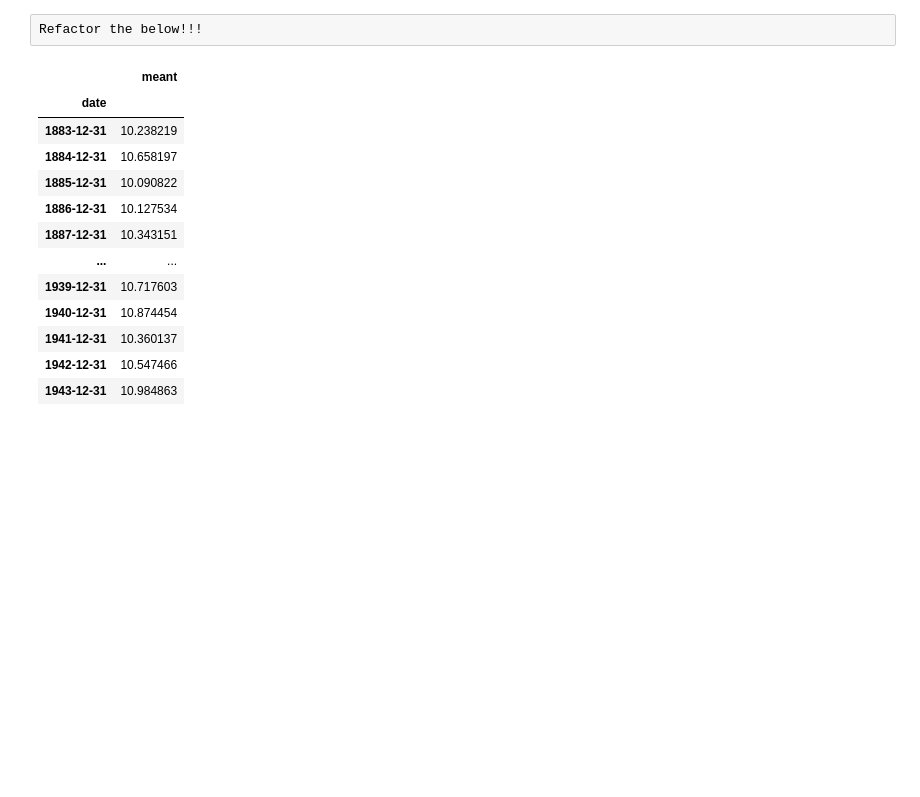
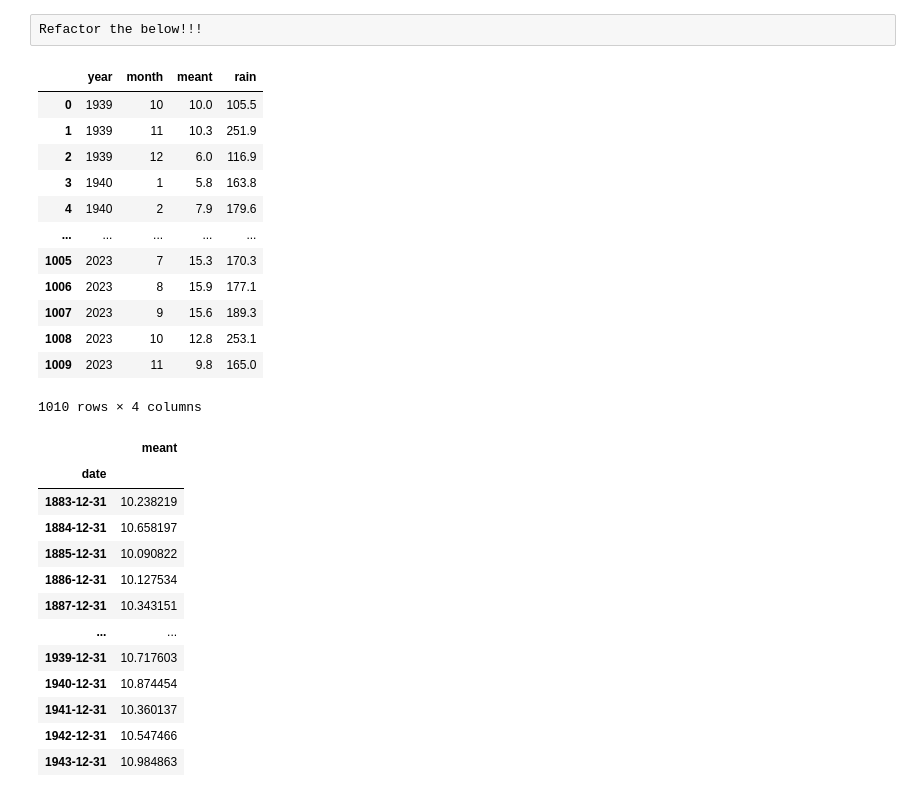
Before and after one commit to damienfarrell/prog-data-project-2, a Jupyter notebook: project_2.ipynb, the cells around one changed output. Saved outputs shown, nothing was run; the diff lists cells and outputs as text; code cells hidden in the pictures; blank space fills up the shorter version.

Commit message:
Added more methane data

```diff
--- a/project_2.ipynb
+++ b/project_2.ipynb
@@ -259,6 +332,29 @@ irish_weather_df
 1010 rows × 5 columns
 # %% [raw]
 Refactor the below!!!
+# %%
+irish_weather_df = pd.read_csv(
+    "./data/irish/mly2275.csv",
+    sep=",",
+    skiprows=19,
+    usecols=["year", "month", "meant", "rain"],
+)
+# %%
+irish_weather_df
+# %% [output]
+|  | year | month | meant | rain |
+| 0 | 1939 | 10 | 10.0 | 105.5 |
+| 1 | 1939 | 11 | 10.3 | 251.9 |
+| 2 | 1939 | 12 | 6.0 | 116.9 |
+| 3 | 1940 | 1 | 5.8 | 163.8 |
+| 4 | 1940 | 2 | 7.9 | 179.6 |
+| ... | ... | ... | ... | ... |
+| 1005 | 2023 | 7 | 15.3 | 170.3 |
+| 1006 | 2023 | 8 | 15.9 | 177.1 |
+| 1007 | 2023 | 9 | 15.6 | 189.3 |
+| 1008 | 2023 | 10 | 12.8 | 253.1 |
+| 1009 | 2023 | 11 | 9.8 | 165.0 |
+1010 rows × 4 columns
 # %%
 # Reading in the csv file
 irish_temp_df1 = pd.read_csv(
```
Also changed, not shown: parts of 19 cells of this notebook, 2 other files.
